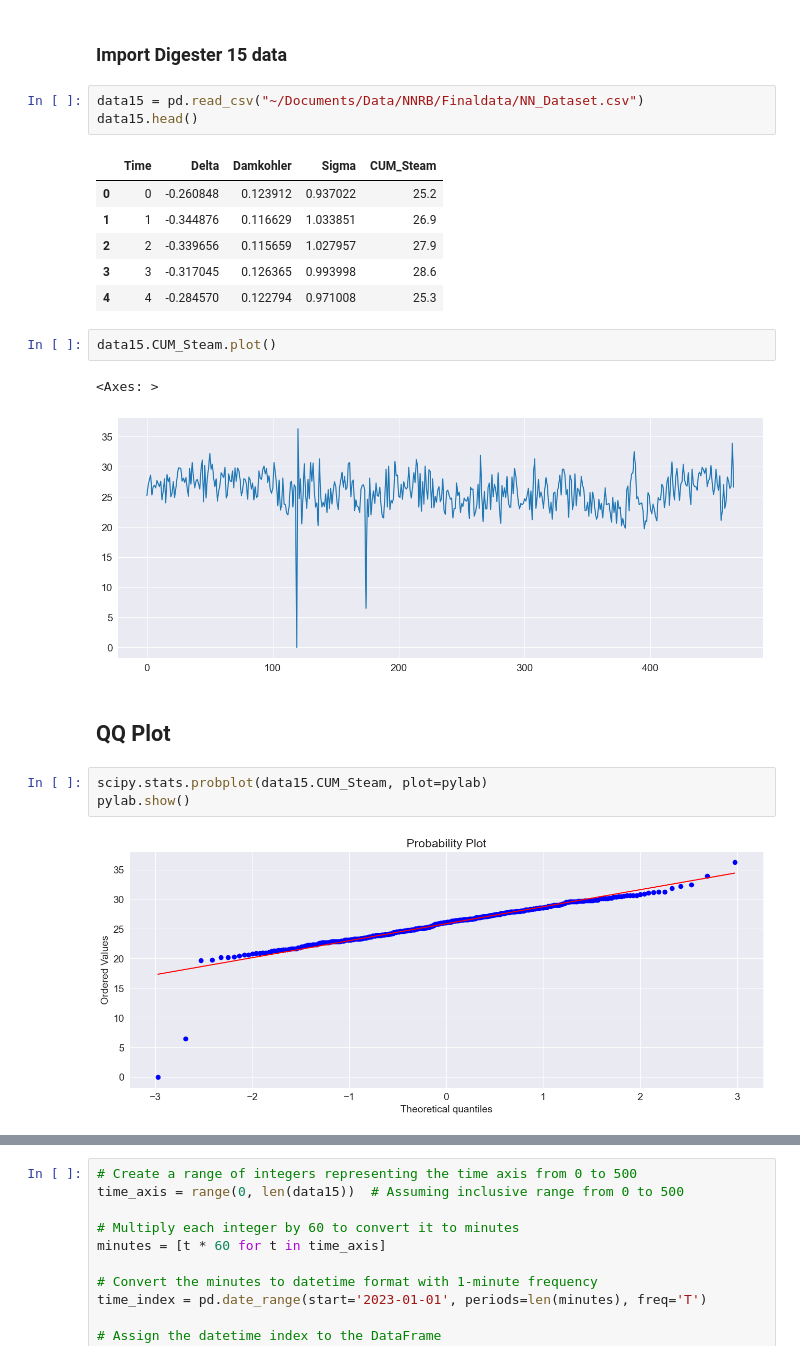
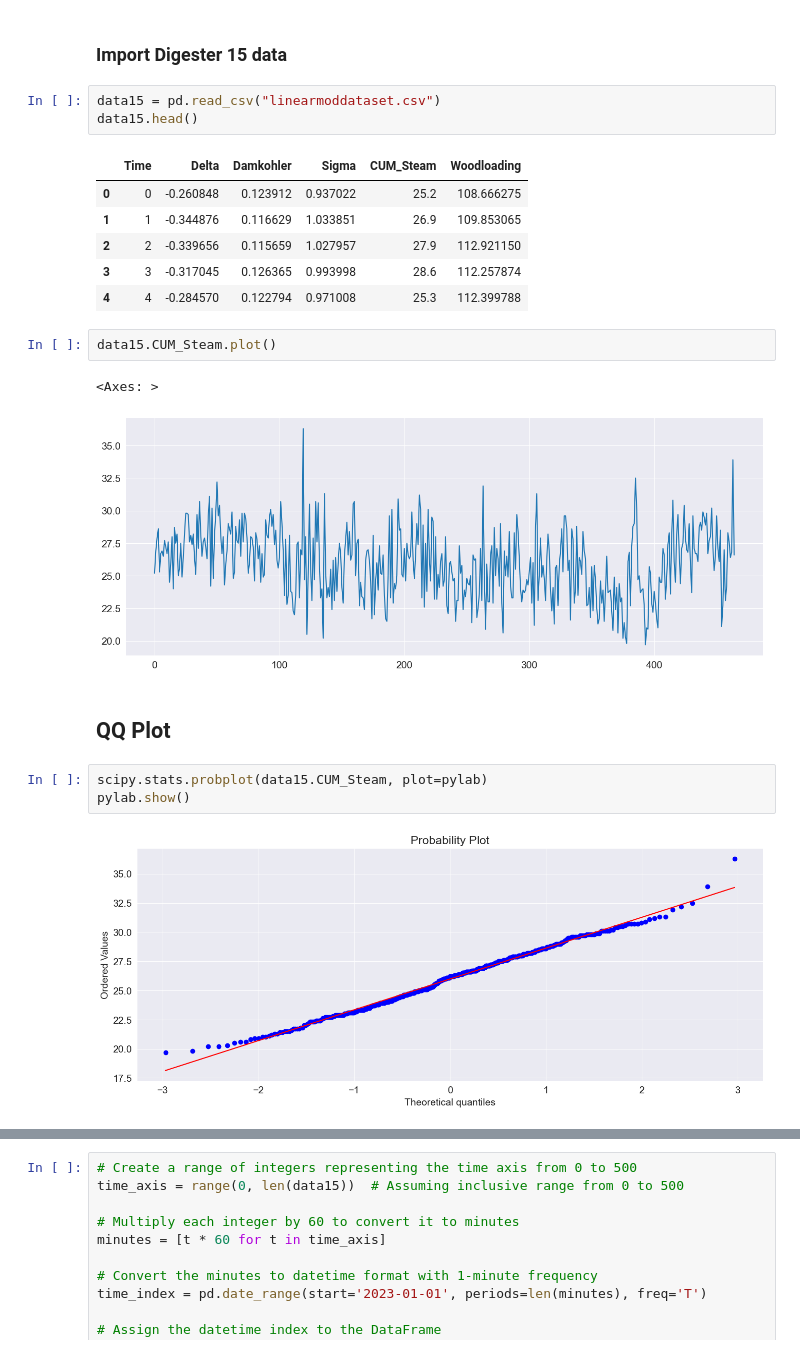
Before and after one commit to DaviesHub/linear_timeseries_analysis, a Jupyter notebook: Dig15LinearAnalysis.ipynb, the cells around one changed output, grey strips where cells are left out. Saved outputs shown, nothing was run; the diff lists cells and outputs as text.

```diff
--- a/Dig15LinearAnalysis.ipynb
+++ b/Dig15LinearAnalysis.ipynb
@@ -21,27 +21,27 @@ sns.mpl.rc("font", size=14)
 # %% [markdown]
 ### Import Digester 15 data
 # %%
-data15 = pd.read_csv("~/Documents/Data/NNRB/Finaldata/NN_Dataset.csv")
+data15 = pd.read_csv("linearmoddataset.csv")
 data15.head()
 # %% [output]
-|  | Time | Delta | Damkohler | Sigma | CUM_Steam |
-| 0 | 0 | -0.260848 | 0.123912 | 0.937022 | 25.2 |
-| 1 | 1 | -0.344876 | 0.116629 | 1.033851 | 26.9 |
-| 2 | 2 | -0.339656 | 0.115659 | 1.027957 | 27.9 |
-| 3 | 3 | -0.317045 | 0.126365 | 0.993998 | 28.6 |
-| 4 | 4 | -0.284570 | 0.122794 | 0.971008 | 25.3 |
+|  | Time | Delta | Damkohler | Sigma | CUM_Steam | Woodloading |
+| 0 | 0 | -0.260848 | 0.123912 | 0.937022 | 25.2 | 108.666275 |
+| 1 | 1 | -0.344876 | 0.116629 | 1.033851 | 26.9 | 109.853065 |
+| 2 | 2 | -0.339656 | 0.115659 | 1.027957 | 27.9 | 112.921150 |
+| 3 | 3 | -0.317045 | 0.126365 | 0.993998 | 28.6 | 112.257874 |
+| 4 | 4 | -0.284570 | 0.122794 | 0.971008 | 25.3 | 112.399788 |
 # %%
 data15.CUM_Steam.plot()
 # %% [output]
 <Axes: >
-[figure, old version]
+[figure, new version]
 # %% [markdown]
 ## QQ Plot
 # %%
 scipy.stats.probplot(data15.CUM_Steam, plot=pylab)
 pylab.show()
 # %% [output]
-[figure, old version]
+[figure, new version]
 # %%
 data15.Time.describe()
 # %% [output]
```
Also changed, not shown: parts of 47 cells of this notebook, 1 other file.
